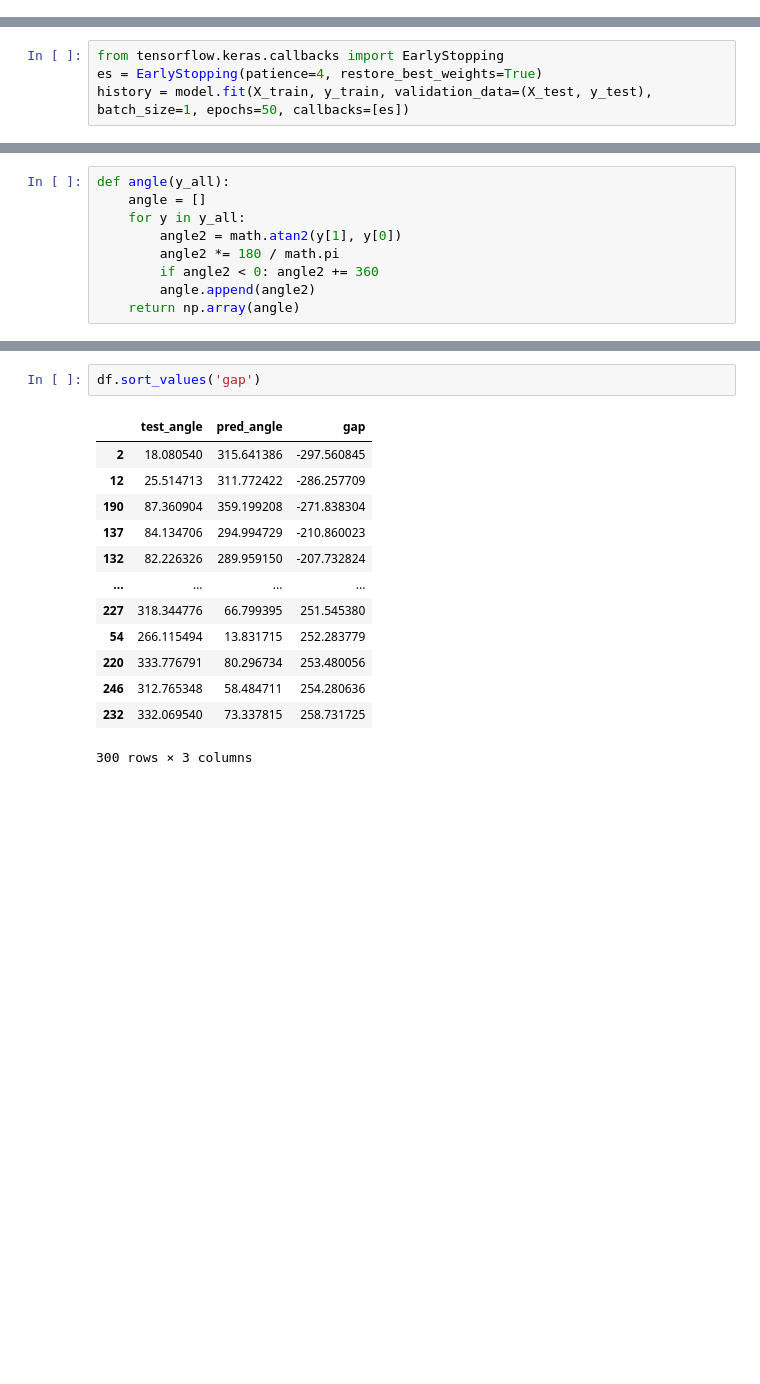
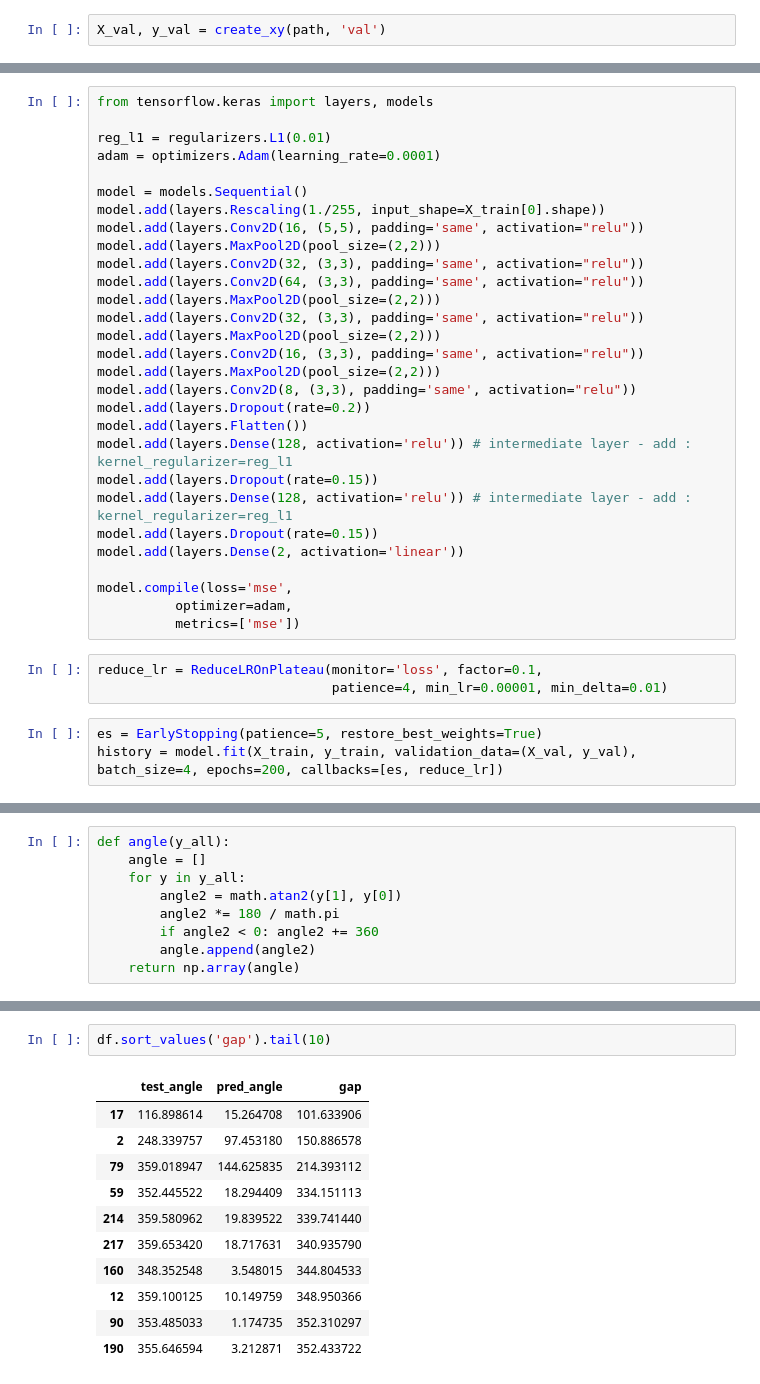
Before and after one commit to sgo9/HeavenlyBodeep, a Jupyter notebook: notebooks/sandbox_jeremy.ipynb, the cells around one changed output, grey strips where cells are left out. Saved outputs shown, nothing was run; the diff lists cells and outputs as text; blank space fills up the shorter version.

```diff
--- a/notebooks/sandbox_jeremy.ipynb
+++ b/notebooks/sandbox_jeremy.ipynb
@@ -82 +127,3 @@ X_test, y_test = create_xy(path_destination_test)
+# %%
+X_val, y_val = create_xy(path, 'val')
 # %% [markdown]
@@ -111,5 +131,36 @@ model.compile(loss='mse',
+# %%
+from tensorflow.keras import layers, models
+
+reg_l1 = regularizers.L1(0.01)
+adam = optimizers.Adam(learning_rate=0.0001)
+
+model = models.Sequential()
+model.add(layers.Rescaling(1./255, input_shape=X_train[0].shape))
+model.add(layers.Conv2D(16, (5,5), padding='same', activation="relu"))
+model.add(layers.MaxPool2D(pool_size=(2,2)))
+model.add(layers.Conv2D(32, (3,3), padding='same', activation="relu"))
+model.add(layers.Conv2D(64, (3,3), padding='same', activation="relu"))
+model.add(layers.MaxPool2D(pool_size=(2,2)))
+model.add(layers.Conv2D(32, (3,3), padding='same', activation="relu"))
+model.add(layers.MaxPool2D(pool_size=(2,2)))
+model.add(layers.Conv2D(16, (3,3), padding='same', activation="relu"))
+model.add(layers.MaxPool2D(pool_size=(2,2)))
+model.add(layers.Conv2D(8, (3,3), padding='same', activation="relu"))
+model.add(layers.Dropout(rate=0.2))
+model.add(layers.Flatten())
+model.add(layers.Dense(128, activation='relu')) # intermediate layer - add : kernel_regularizer=reg_l1
+model.add(layers.Dropout(rate=0.15))
+model.add(layers.Dense(128, activation='relu')) # intermediate layer - add : kernel_regularizer=reg_l1
+model.add(layers.Dropout(rate=0.15))
+model.add(layers.Dense(2, activation='linear'))
+
+model.compile(loss='mse',
+          optimizer=adam,
+          metrics=['mse'])
+# %%
+reduce_lr = ReduceLROnPlateau(monitor='loss', factor=0.1,
+                              patience=4, min_lr=0.00001, min_delta=0.01)
 # %%
-from tensorflow.keras.callbacks import EarlyStopping
-es = EarlyStopping(patience=4, restore_best_weights=True)
-history = model.fit(X_train, y_train, validation_data=(X_test, y_test), batch_size=1, epochs=50, callbacks=[es])
+es = EarlyStopping(patience=5, restore_best_weights=True)
+history = model.fit(X_train, y_train, validation_data=(X_val, y_val), batch_size=4, epochs=200, callbacks=[es, reduce_lr])
 # %% [output]
@@ -175,17 +273,15 @@ plt.hist(x = df['gap'], bins=200);
 # %%
-df.sort_values('gap')
+df.sort_values('gap').tail(10)
 # %% [output]
 |  | test_angle | pred_angle | gap |
-| 2 | 18.080540 | 315.641386 | -297.560845 |
-| 12 | 25.514713 | 311.772422 | -286.257709 |
-| 190 | 87.360904 | 359.199208 | -271.838304 |
-| 137 | 84.134706 | 294.994729 | -210.860023 |
-| 132 | 82.226326 | 289.959150 | -207.732824 |
-| ... | ... | ... | ... |
-| 227 | 318.344776 | 66.799395 | 251.545380 |
-| 54 | 266.115494 | 13.831715 | 252.283779 |
-| 220 | 333.776791 | 80.296734 | 253.480056 |
-| 246 | 312.765348 | 58.484711 | 254.280636 |
-| 232 | 332.069540 | 73.337815 | 258.731725 |
+| 17 | 116.898614 | 15.264708 | 101.633906 |
+| 2 | 248.339757 | 97.453180 | 150.886578 |
+| 79 | 359.018947 | 144.625835 | 214.393112 |
+| 59 | 352.445522 | 18.294409 | 334.151113 |
+| 214 | 359.580962 | 19.839522 | 339.741440 |
+| 217 | 359.653420 | 18.717631 | 340.935790 |
+| 160 | 348.352548 | 3.548015 | 344.804533 |
+| 12 | 359.100125 | 10.149759 | 348.950366 |
+| 90 | 353.485033 | 1.174735 | 352.310297 |
+| 190 | 355.646594 | 3.212871 | 352.433722 |
-300 rows × 3 columns
 # %%
```
Also changed, not shown: parts of 36 cells of this notebook, 6 other files.
